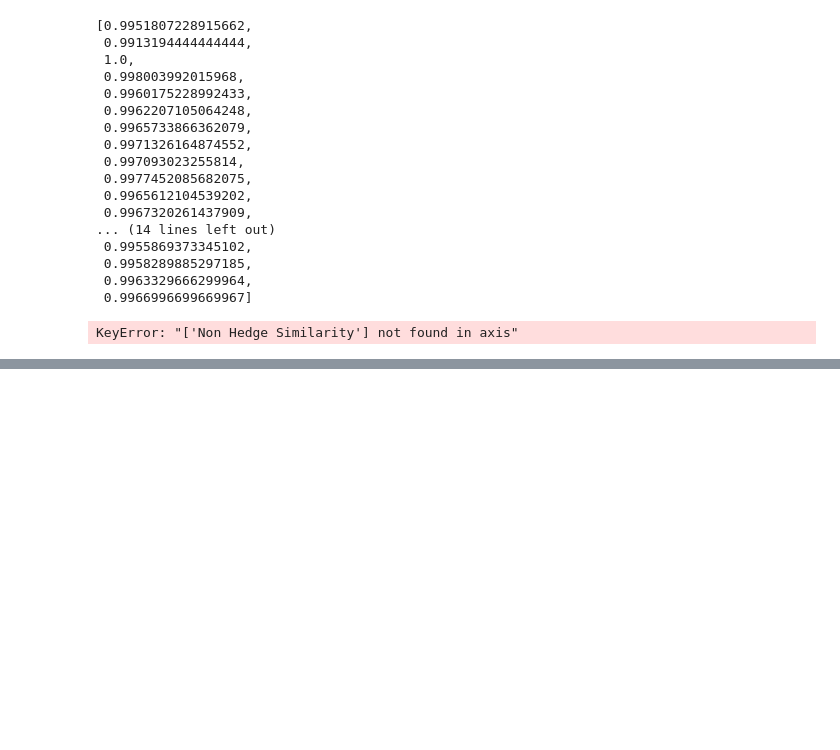
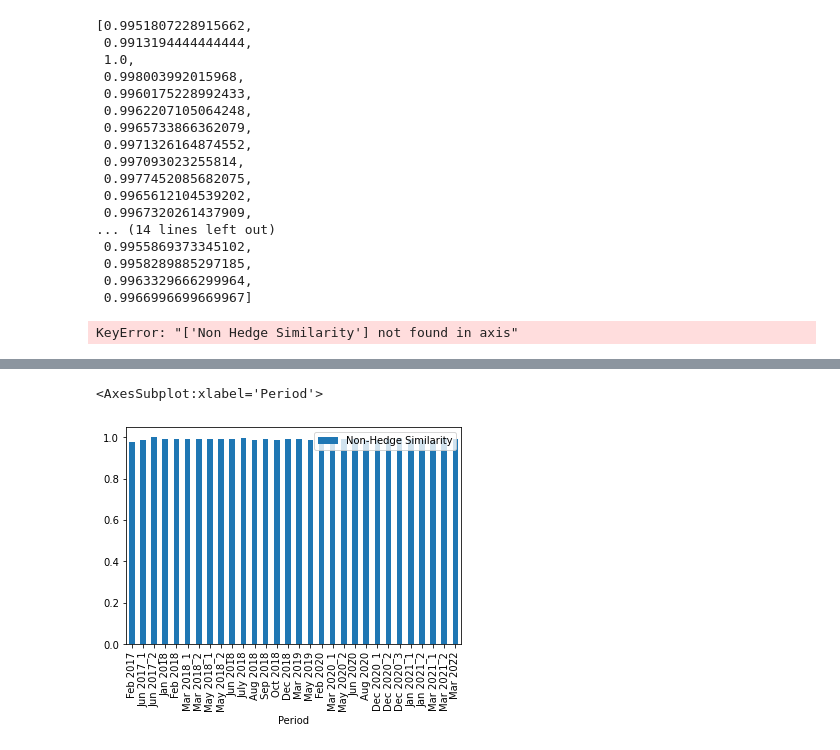
Before and after one commit to 10831580/ResearchProject, a Jupyter notebook: Hedging_Detection.ipynb, the cells around one changed output, grey strips where cells are left out. Cells and saved outputs as stored; diff of their text form; code cells hidden in the pictures; blank space fills up the shorter version.

Commit message:
Hedge Detection Done

```diff
--- a/Hedging_Detection.ipynb
+++ b/Hedging_Detection.ipynb
@@ -515,3 +515,11 @@ Our_data
 | 29 | Mar 2022 | message on the state of the natio... | 0.003300 | 0.007914 | 0.003300 | ... |
 # %%
 Our_data.to_csv('Hedging Detection Dataset.csv')
+# %%
+import matplotlib.pyplot as plt
+from matplotlib.pyplot import hist
+
+Our_data.plot(x='Period', y='Non-Hedge Similarity',kind='bar')
+# %% [output]
+<AxesSubplot:xlabel='Period'>
+[figure, added]
```
Also changed, not shown: parts of 3 cells of this notebook, 1 other file.
